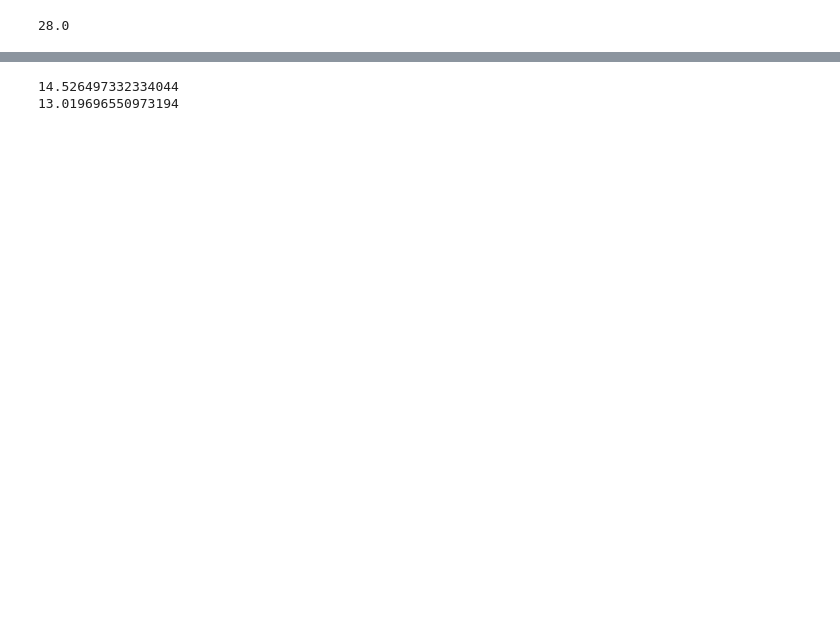
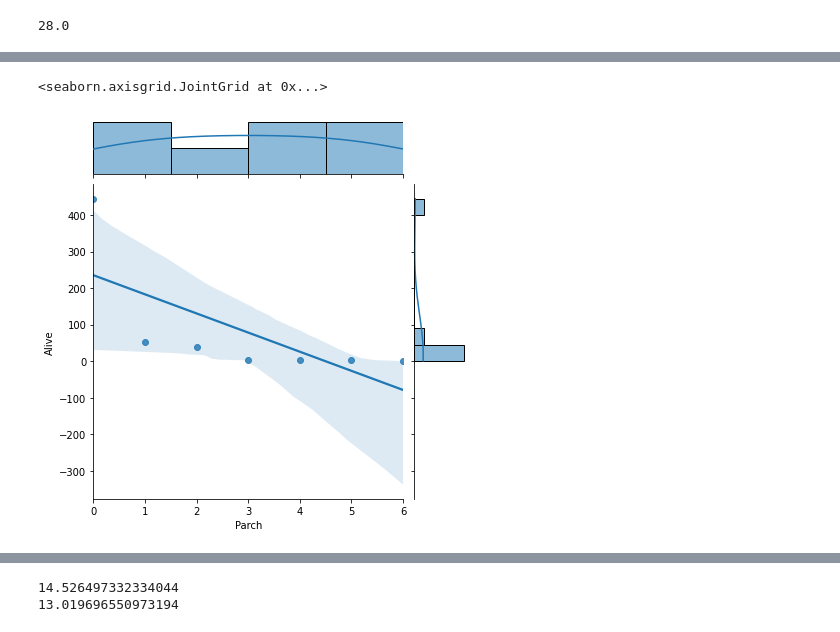
Before and after one commit to varunraj42/First_Repo, a Jupyter notebook: Feature_Engineering_MeanMedianDay_1.ipynb, the cells around one changed output, grey strips where cells are left out. Saved outputs shown, nothing was run; the diff lists cells and outputs as text; code cells hidden in the pictures; blank space fills up the shorter version.

```diff
--- a/Feature_Engineering_MeanMedianDay_1.ipynb
+++ b/Feature_Engineering_MeanMedianDay_1.ipynb
@@ -196,0 +219,5 @@ df.head()
+# %%
+impute_nan(titanic,'Age',median)
+titanic.head()
+titanic['Surv_desc'] = np.where(titanic['Survived']==0,"Dead","Alive")
+titanic['Surv_desc'].value_counts()
@@ -196,0 +228,3 @@ df.head()
+# %%
+titanic['Age_median'] = titanic.Age_median.astype('int')
+titanic.columns
@@ -196,0 +236,22 @@ df.head()
+# %%
+def eval_feature_with_target(feature_col):
+  cats = titanic[feature_col].value_counts().index.values
+  alive = list()
+  dead = list()
+  feature = list()
+  for cat in cats:
+    titanic[feature_col+'_eval'] = np.where(titanic[feature_col]==cat,1,0)
+    # print("Feature : {}  Value : {}\n Dead vs Survival Rate".format(feature_col,cat))
+    # print(titanic.groupby(['Surv_desc'])[feature_col+'_eval'].sum())
+    values = titanic.groupby(['Surv_desc'])[feature_col+'_eval'].sum().values
+    dead.append(values[0])
+    alive.append(values[1])
+    feature.append(cat)
+  return alive,dead,feature
+# %%
+alive,dead,age = eval_feature_with_target('Age_median')
+age_eval_df = pd.DataFrame({'Age':age, 'Alive':alive, 'Dead':dead})
+alive,dead,parch = eval_feature_with_target('Parch')
+parch_eval_df = pd.DataFrame({'Parch':parch, 'Alive':alive, 'Dead':dead})
+alive,dead,pclass = eval_feature_with_target('Pclass')
+pclass_eval_df = pd.DataFrame({'Parch':pclass, 'Alive':alive, 'Dead':dead})
@@ -196,0 +270,6 @@ df.head()
+# %%
+sns.jointplot(x='Parch', y='Alive', data=parch_eval_df, kind='reg')
+sns.jointplot(x='Parch', y='Dead', data=parch_eval_df, kind='reg')
+# %% [output]
+<seaborn.axisgrid.JointGrid at 0x...>
+[figure, added]
```
Also changed, not shown: parts of 33 cells of this notebook.
